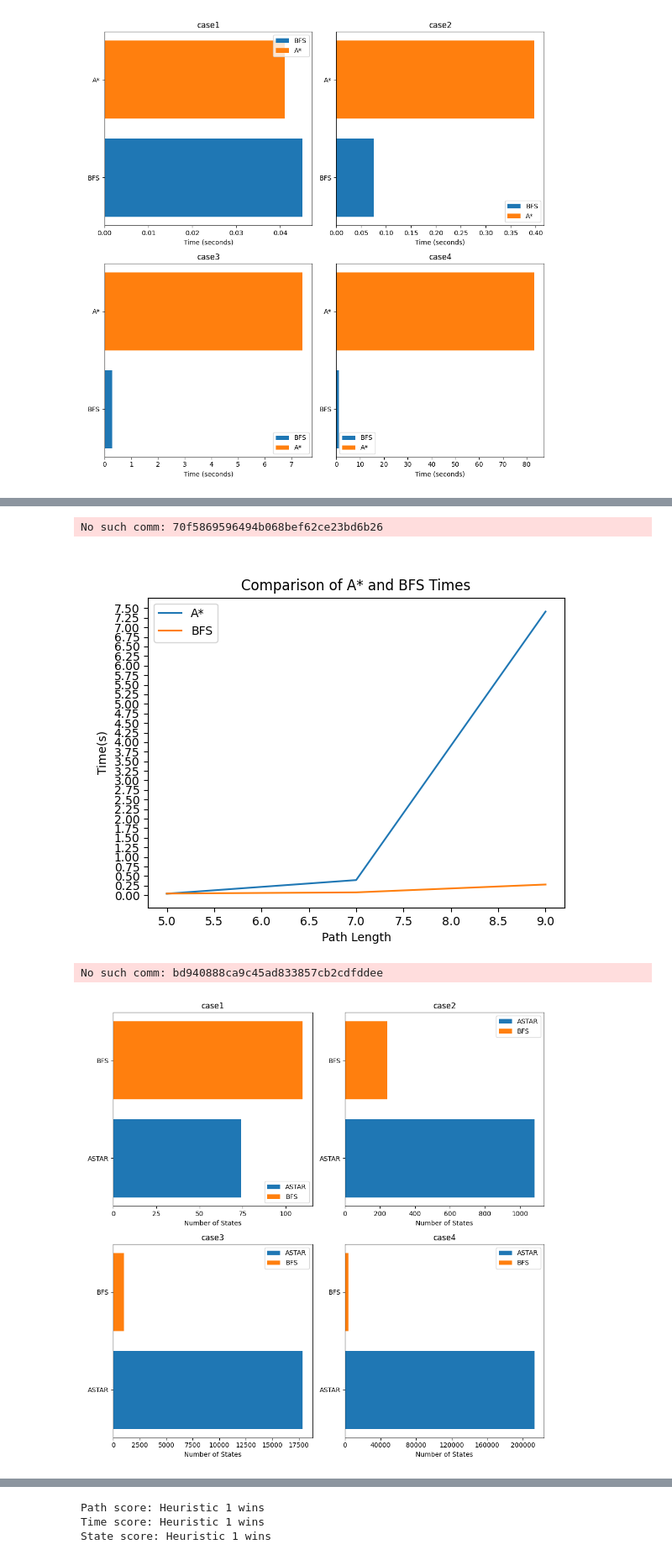
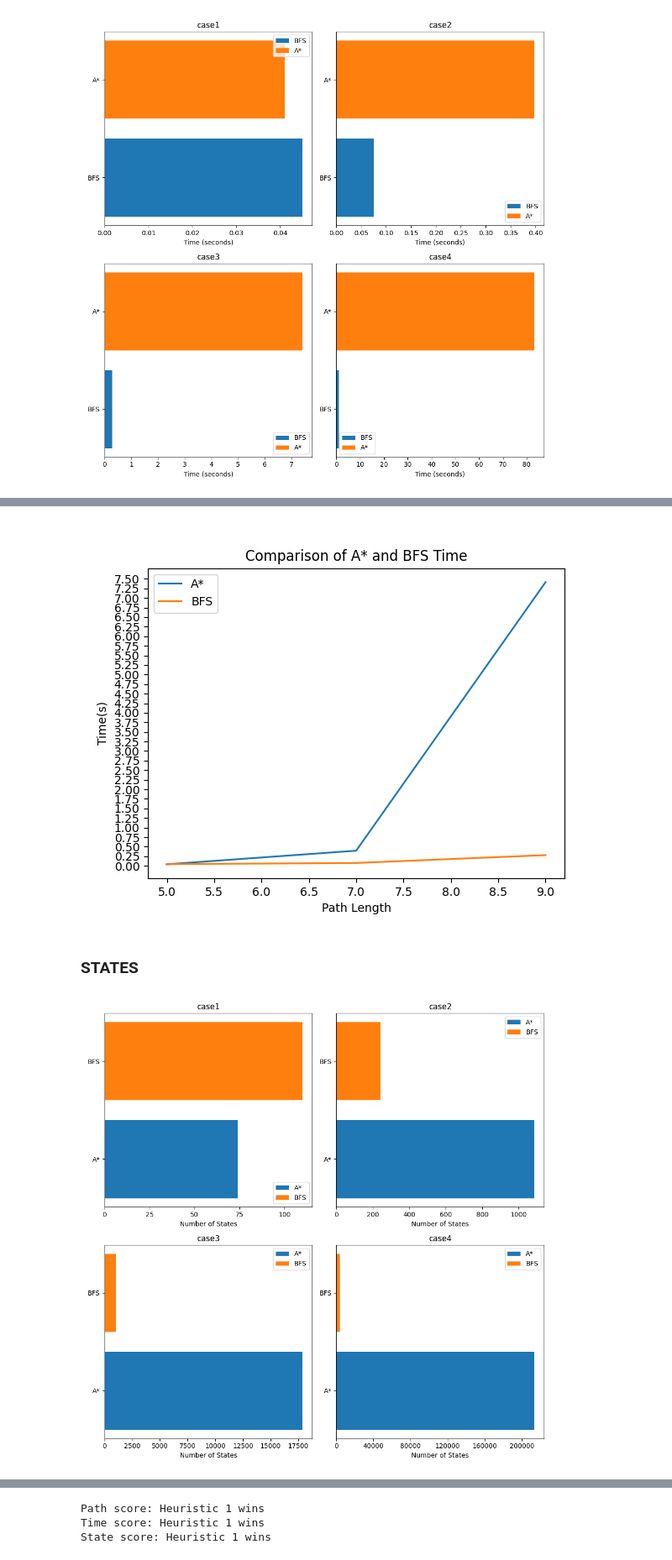
Before and after one commit to skemo12/ia, a Jupyter notebook: tema1/Solution.ipynb, the cells around one changed output, grey strips where cells are left out. Shown at 84% size. Cells and saved outputs as stored; diff of their text form; code cells hidden in the pictures.

```diff
--- a/tema1/Solution.ipynb
+++ b/tema1/Solution.ipynb
@@ -377,0 +375,14 @@ No such comm: 8bc96e4d247c473fb8a7e1b932a0a7be
+# %%
+if os.path.exists("bfs_stats.pkl"):
+    # Load the variables
+    with open("bfs_stats.pkl", "rb") as f:
+        BFS_TIMES, BFS_STATES, BFS_PATHS = pickle.load(f)
+else:
+    # Run and test every case for BFS
+    BFS_TIMES, BFS_STATES, BFS_PATHS = test_algo(bfs_bidirectional, ALL_CASES, [None], True)
+    with open("bfs_stats.pkl", "wb") as f:
+        pickle.dump((BFS_TIMES, BFS_STATES, BFS_PATHS), f)
+
+print(BFS_TIMES)
+print(BFS_STATES)
+print(BFS_PATHS)
@@ -949,5 +979,4 @@ plt.savefig("plots/ASTAR_BFS_TIMES_LINES_4.png", dpi=300)
 # %%
-import matplotlib.pyplot as plt
 
 plt.close("all")
 
@@ -962,7 +991,7 @@ plt.plot(bfs_paths_lens[:-1], bfs_times[:-1], label="BFS")
 # Adding labels and title
 plt.xlabel("Path Length")
 plt.ylabel("Time(s)")
-plt.title("Comparison of A* and BFS Times")
+plt.title("Comparison of A* and BFS Time")
 
 # Set yticks for every quarter of a second
 yticks = np.arange(0, max(max(astar_times[:-1]), max(bfs_times[:-1])) + 0.25, 0.25)
@@ -975,8 +1004,9 @@ plt.legend()
 plt.show()
 plt.savefig("plots/ASTAR_BFS_TIMES_LINES.png", dpi=300)
 # %% [output]
-No such comm: 70f5869596494b068bef62ce23bd6b26
-[figure, old version]
+[figure, new version]
+# %% [markdown]
+### STATES
 # %%
 plt.close("all")
 
@@ -996,43 +1026,42 @@ for i, case in enumerate(cases):
     ax = axs[i // 2, i % 2]
 
     # Plot ASTAR states
-    ax.barh(0, astar_states[i], label="ASTAR")
+    ax.barh(0, astar_states[i], label="A*")
     # Plot BFS states
     ax.barh(1, bfs_states[i], label="BFS")
 
     # Set y-axis labels and ticks
     ax.set_yticks([0, 1])
-    ax.set_yticklabels(["ASTAR", "BFS"])
+    ax.set_yticklabels(["A*", "BFS"])
 
     # Set x-axis label and ticks
     ax.set_xlabel("Number of States")
     ax.set_xticks(
         range(
             0,
             int(max(astar_states[i], bfs_states[i])) + 1,
             25
             if case == "case1"
             else 200
             if case == "case2"
             else 2500
             if case == "case3"
             else 40000,
         )
     )
 
     # Set title and legend
     ax.set_title(case)
     ax.legend()
 
 # Adjust the spacing between subplots
 plt.tight_layout()
 
 # Display the figure
 plt.show()
 plt.savefig("plots/ASTAR_BFS_STATES.png", dpi=300)
 # %% [output]
-No such comm: bd940888ca9c45ad833857cb2cdfddee
-[figure, old version]
+[figure, new version]
 # %%
 average_time_per_state_astar = 0
 for duration, states in zip(ASTAR_TIMES[0], ASTAR_STATES[0]):
```
Also changed, not shown: parts of 38 cells of this notebook, 24 other files.
